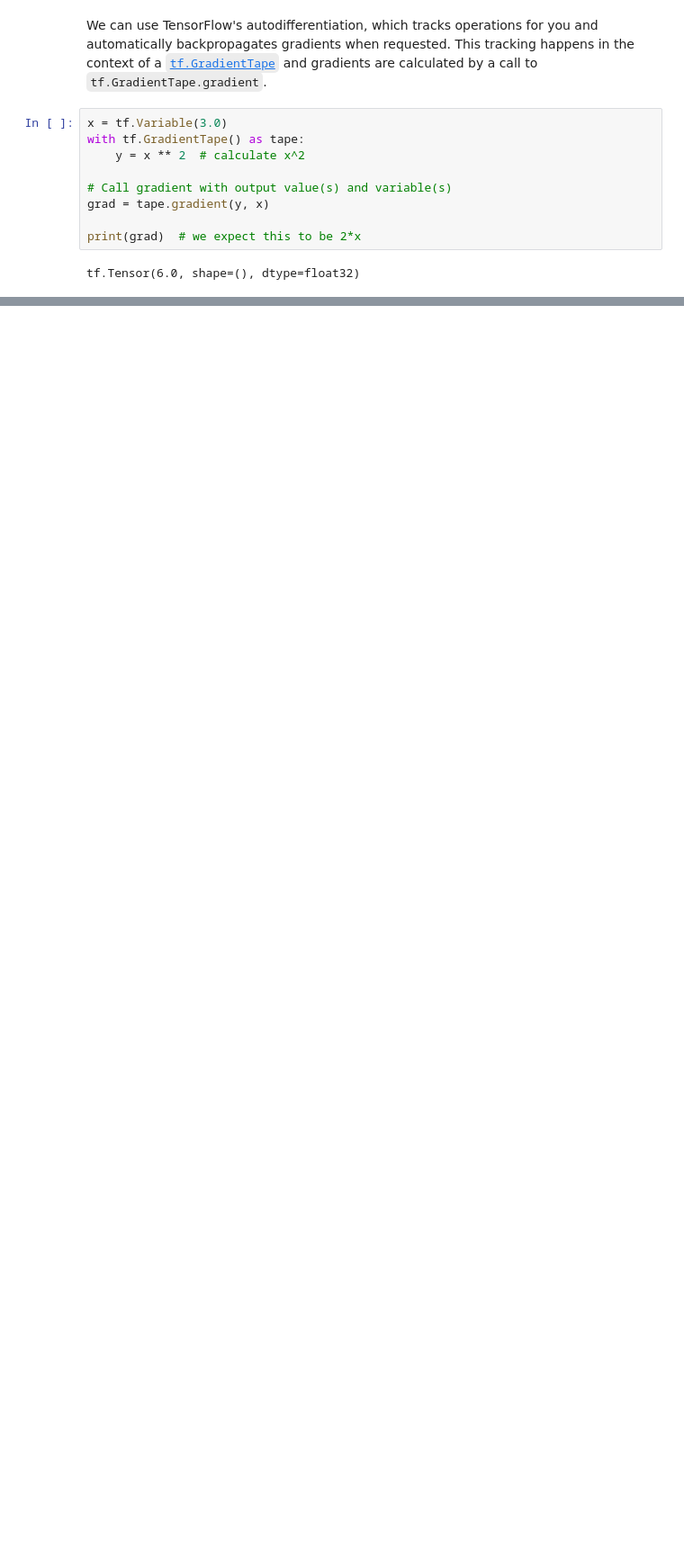
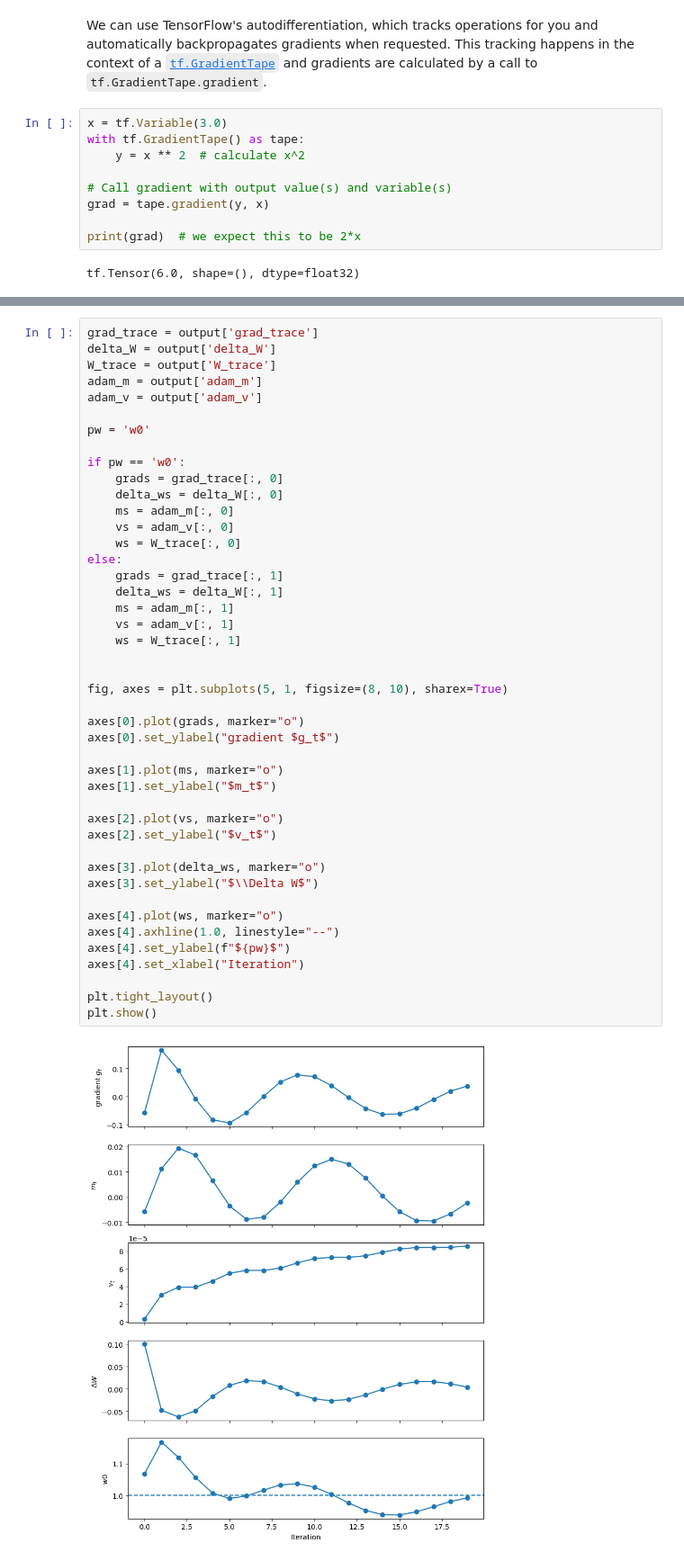
Before and after one commit to sscott-cse/Intro-Deep-Learning-Notebooks, a Jupyter notebook: CSCE-479-879/Hackathons/hackathon1.ipynb, the cells around one changed output, grey strips where cells are left out. Shown at 90% size. Cells and saved outputs as stored; diff of their text form; blank space fills up the shorter version.

```diff
--- a/CSCE-479-879/Hackathons/hackathon1.ipynb
+++ b/CSCE-479-879/Hackathons/hackathon1.ipynb
@@ -422,0 +522,46 @@ XW [[ 1.9363006 ]
+# %%
+grad_trace = output['grad_trace']
+delta_W = output['delta_W']
+W_trace = output['W_trace']
+adam_m = output['adam_m']
+adam_v = output['adam_v']
+
+pw = 'w0'
+
+if pw == 'w0':
+    grads = grad_trace[:, 0]
+    delta_ws = delta_W[:, 0]
+    ms = adam_m[:, 0]
+    vs = adam_v[:, 0]
+    ws = W_trace[:, 0]
+else:
+    grads = grad_trace[:, 1]
+    delta_ws = delta_W[:, 1]
+    ms = adam_m[:, 1]
+    vs = adam_v[:, 1]
+    ws = W_trace[:, 1]
+
+
+fig, axes = plt.subplots(5, 1, figsize=(8, 10), sharex=True)
+
+axes[0].plot(grads, marker="o")
+axes[0].set_ylabel("gradient $g_t$")
+
+axes[1].plot(ms, marker="o")
+axes[1].set_ylabel("$m_t$")
+
+axes[2].plot(vs, marker="o")
+axes[2].set_ylabel("$v_t$")
+
+axes[3].plot(delta_ws, marker="o")
+axes[3].set_ylabel("$\\Delta W$")
+
+axes[4].plot(ws, marker="o")
+axes[4].axhline(1.0, linestyle="--")
+axes[4].set_ylabel(f"${pw}$")
+axes[4].set_xlabel("Iteration")
+
+plt.tight_layout()
+plt.show()
+# %% [output]
+[figure, added]
```
Also changed, not shown: parts of 35 cells of this notebook.
